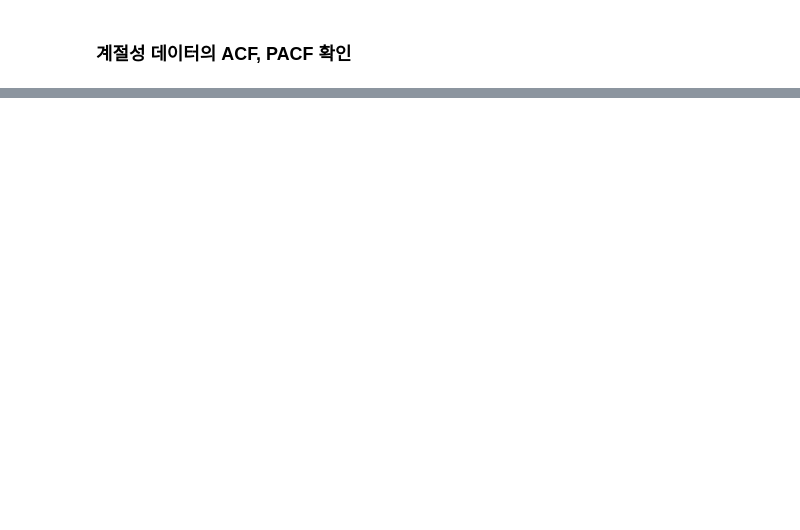
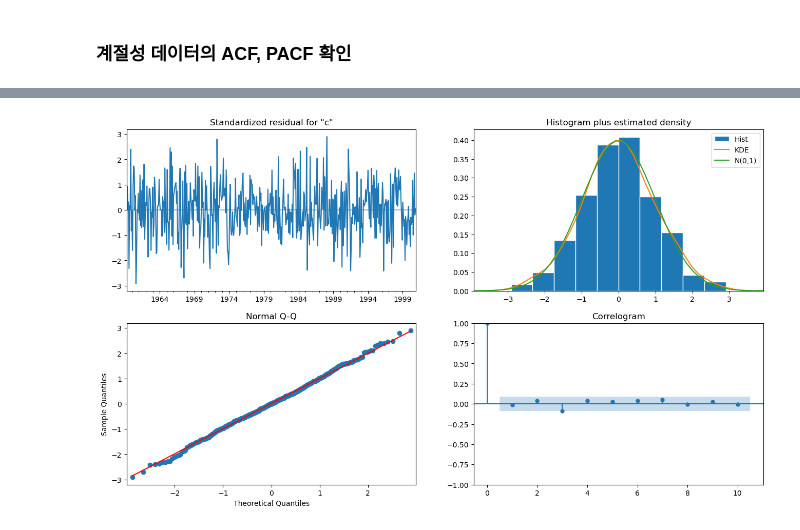
Before and after one commit to Tiabet/Time-series, a Jupyter notebook: Time-series/SeasonalARIMA.ipynb, the cells around one changed output, grey strips where cells are left out. Cells and saved outputs as stored; diff of their text form; code cells hidden in the pictures; blank space fills up the shorter version.

```diff
--- a/Time-series/SeasonalARIMA.ipynb
+++ b/Time-series/SeasonalARIMA.ipynb
@@ -100,0 +125,5 @@ DatetimeIndex(['1997-08-31', '1997-09-30', '1997-10-31', '1997-11-30',
+# %%
+model.fit().plot_diagnostics(figsize = (16,9))
+plt.show()
+# %% [output]
+[figure, added]
```
Also changed, not shown: parts of 4 cells of this notebook, 2 other files.
